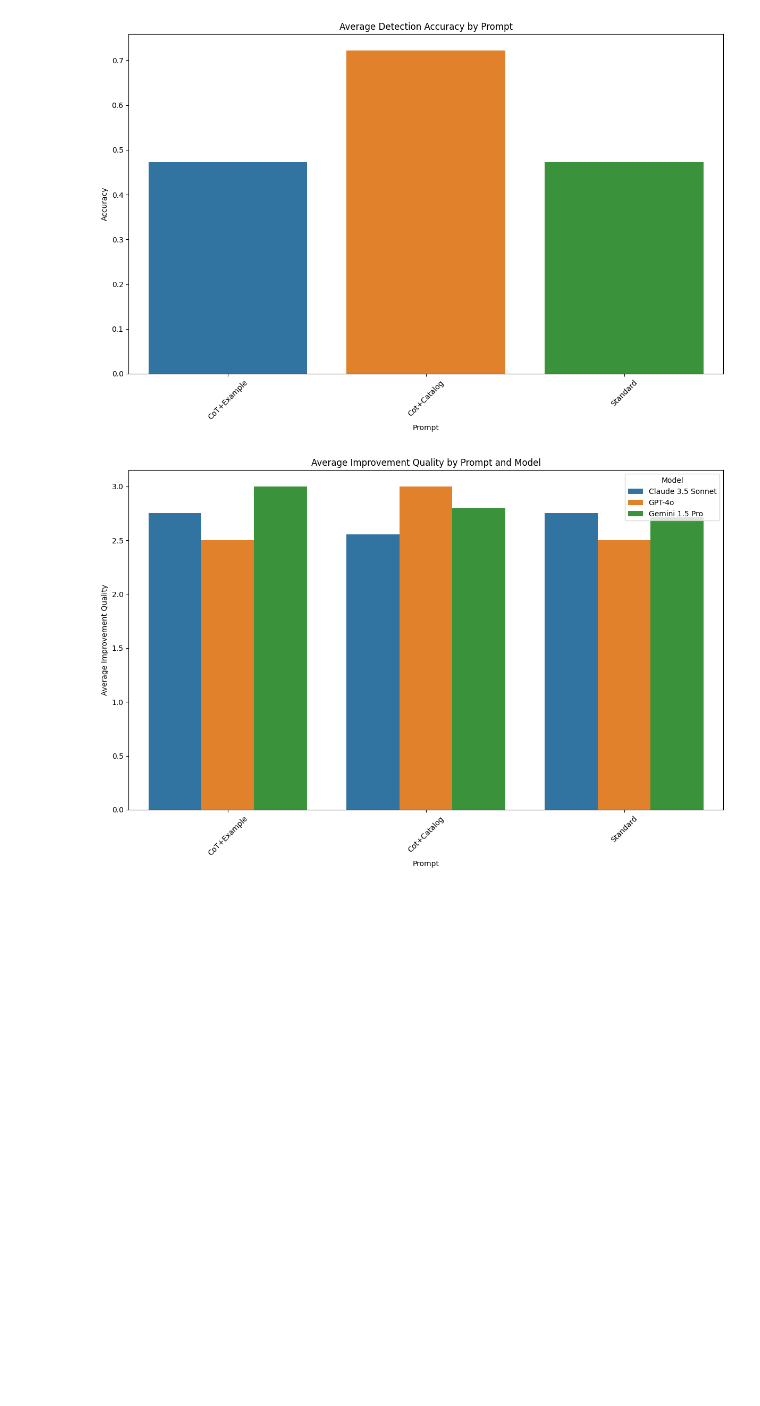
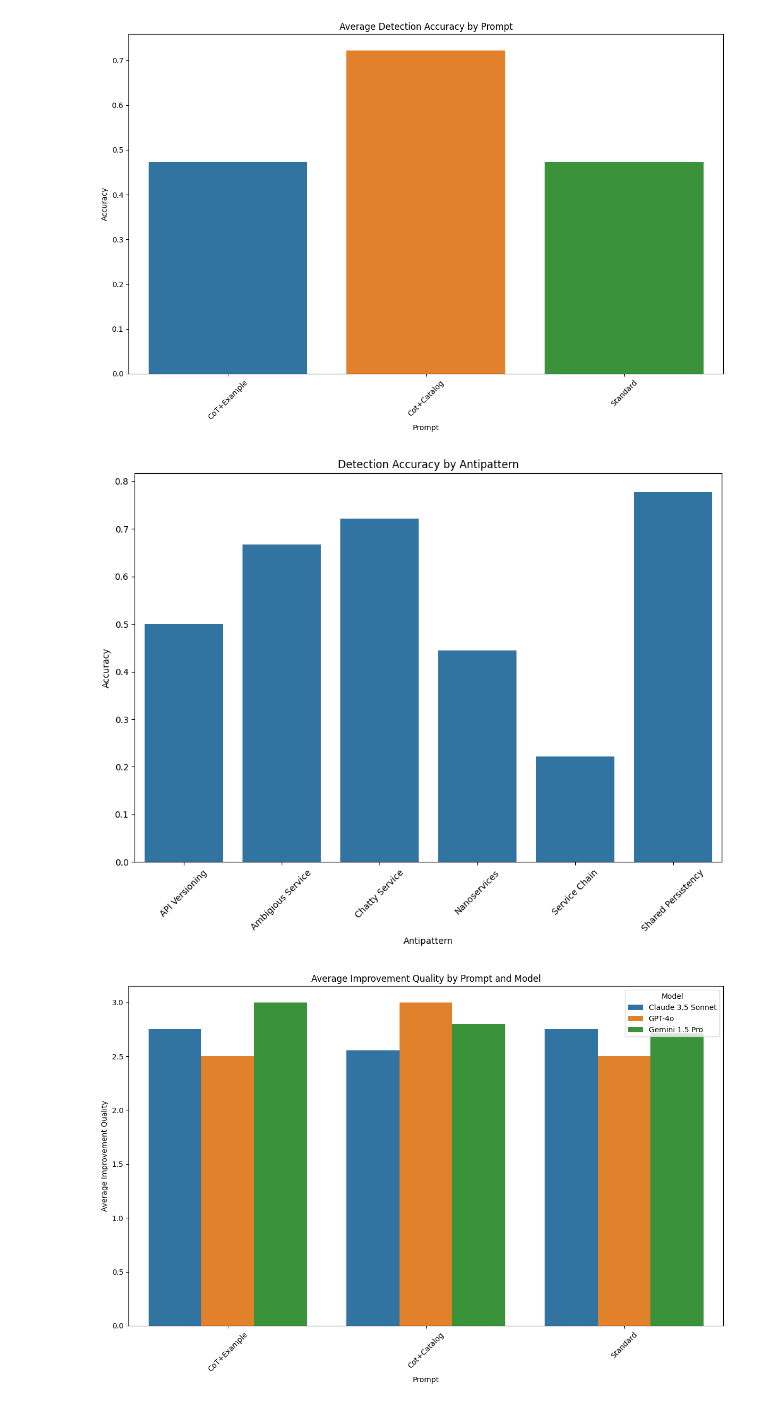
Before and after one commit to fapfaff/ai-detection-of-architectural-antipatterns, a Jupyter notebook: evaluation/evaluation.ipynb, the cells around one changed output. Cells and saved outputs as stored; diff of their text form; code cells hidden in the pictures; blank space fills up the shorter version.

```diff
--- a/evaluation/evaluation.ipynb
+++ b/evaluation/evaluation.ipynb
@@ -74,6 +73,19 @@ plt.tight_layout()
 plt.show()
 # %% [output]
 [figure]
+# %%
+accuracy_by_antipattern = df.groupby("Antipattern")["Detected"].mean().reset_index()
+
+
+plt.figure(figsize=(12, 8))
+sns.barplot(x='Antipattern', y='Detected', data=accuracy_by_antipattern)
+plt.title('Detection Accuracy by Antipattern')
+plt.xlabel("Antipattern")
+plt.ylabel("Accuracy")
+plt.xticks(rotation=45)
+plt.show()
+# %% [output]
+[figure, added]
 # %%
 improvement_suggestion_df = df[df['ImprovementQuality'] > 0]
 improvement_suggestion_df = improvement_suggestion_df.groupby(['Prompt', 'Model'])['ImprovementQuality']
```
Also changed, not shown: parts of 3 cells of this notebook.
